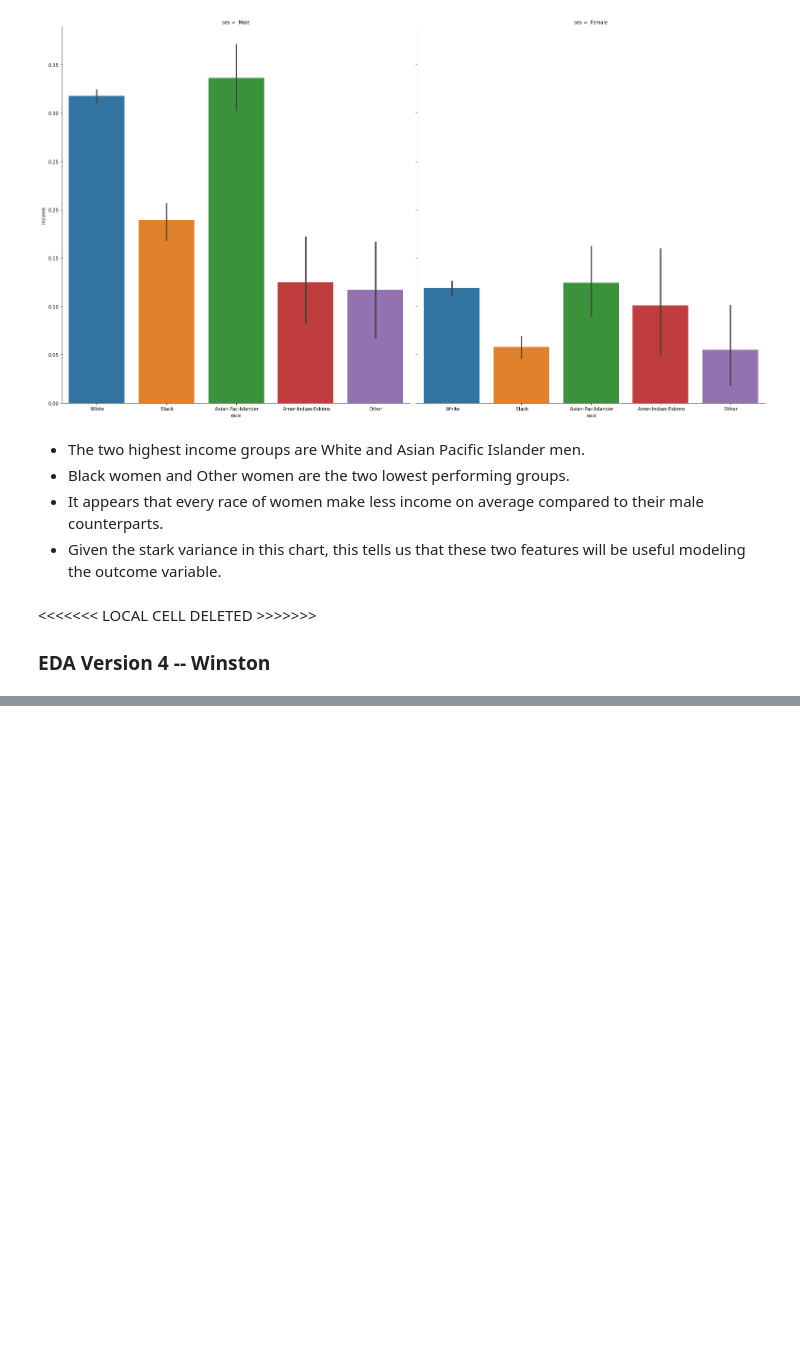
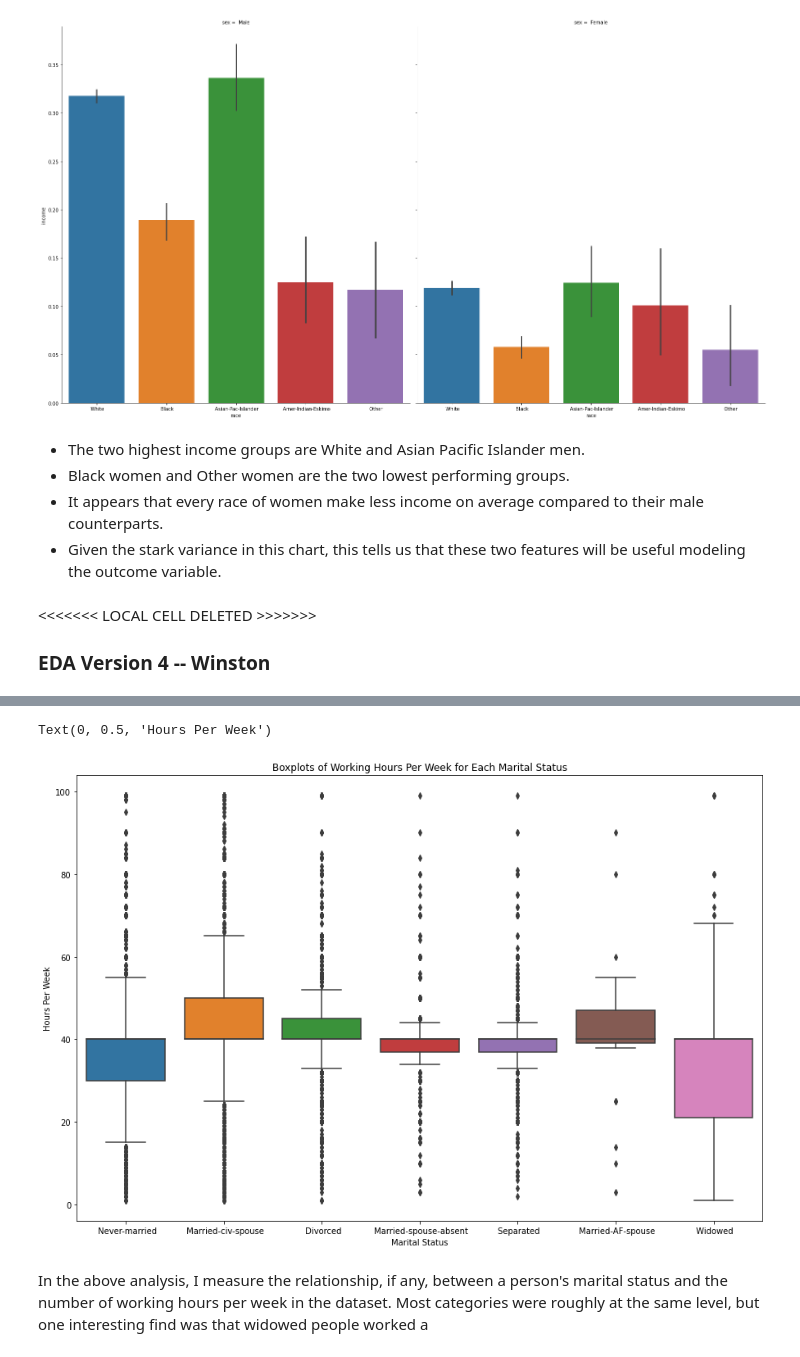
Before and after one commit to UCB-stat-159-s22/hw07-group24, a Jupyter notebook: notebooks/EDA.ipynb, the cells around one changed output, grey strips where cells are left out. Cells and saved outputs as stored; diff of their text form; code cells hidden in the pictures; blank space fills up the shorter version.

```diff
--- a/notebooks/EDA.ipynb
+++ b/notebooks/EDA.ipynb
@@ -332,4 +332,13 @@ sns.catplot(x="race",
 <<<<<<< LOCAL CELL DELETED >>>>>>>
 ### EDA Version 4 -- Winston
 # %%
-...
+import pandas as pd
+import seaborn as sns
+import matplotlib.pyplot as plt
+
+data = pd.read_csv("../data/adult.data",
+                   names = ['age', 'workclass', 'fnlwgt', 'education','education-num',
+                            'marital-status','occupation','relationship','race','sex',
+                           'capital-gain','capital-loss','hours-per-week',
+                            'native-country','income'])
+data.head()
@@ -335,0 +352,11 @@ sns.catplot(x="race",
+# %%
+plt.figure(figsize=(15, 10))
+sns.boxplot(data['marital-status'], data["hours-per-week"])
+plt.title('Boxplots of Working Hours Per Week for Each Marital Status')
+plt.xlabel('Marital Status', fontdict={'fontsize': 10})
+plt.ylabel('Hours Per Week', fontdict={'fontsize': 10})
+# %% [output]
+Text(0, 0.5, 'Hours Per Week')
+[figure, added]
+# %% [markdown]
+In the above analysis, I measure the relationship, if any, between a person's marital status and the number of working hours per week in the dataset.  Most categories were roughly at the same level, but one interesting find was that widowed people worked a
```
Also changed, not shown: parts of 1 cell of this notebook, 1 other file.
